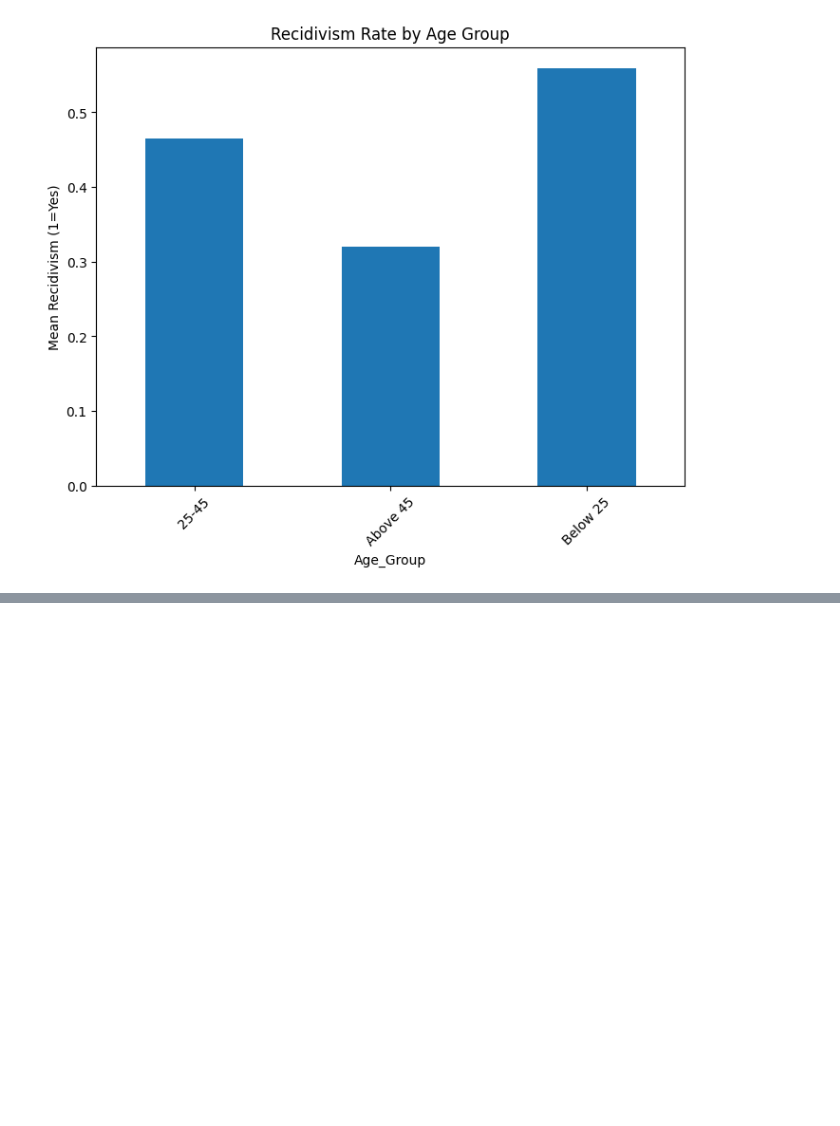
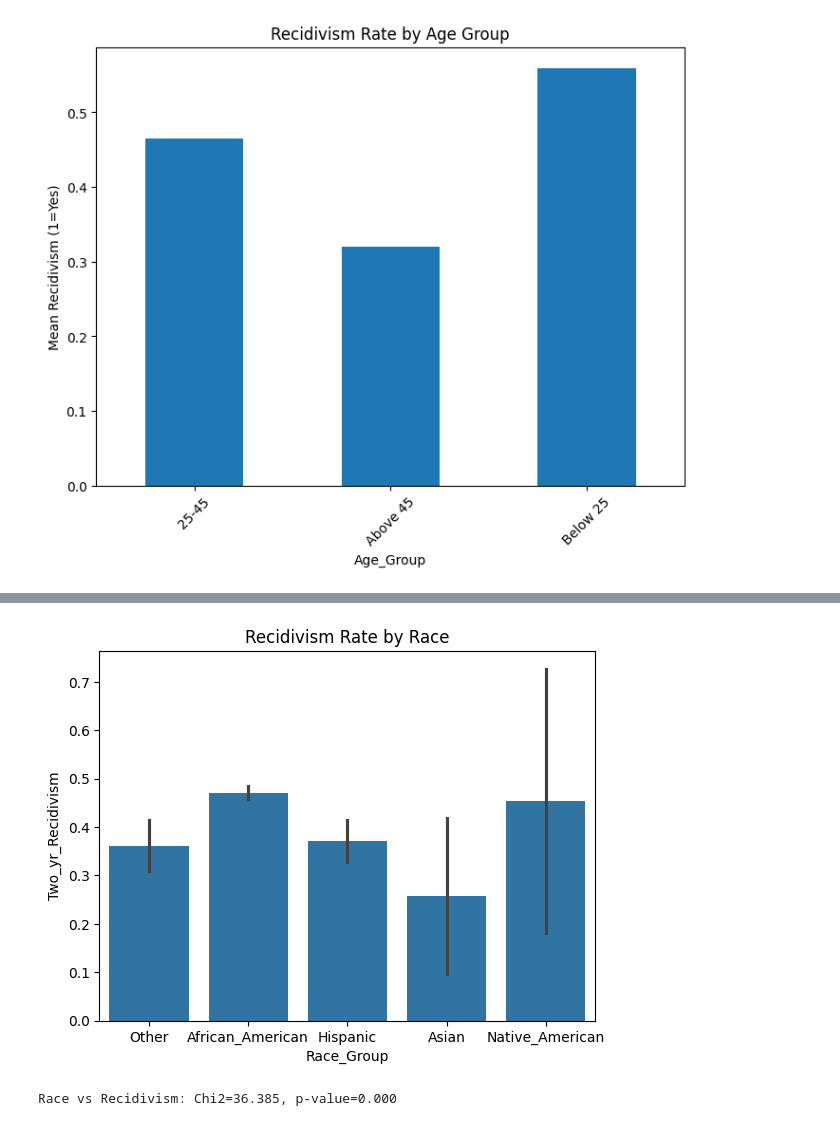
Before and after one commit to MelissaPerez09/fair-ai-compass, a Jupyter notebook: src/main.ipynb, the cells around one changed output, grey strips where cells are left out. Drawn from its saved outputs; the diff is of its cells as text; code cells hidden in the pictures; blank space fills up the shorter version.

```diff
--- a/src/main.ipynb
+++ b/src/main.ipynb
@@ -273,0 +304,14 @@ Name: Two_yr_Recidivism, dtype: float64
+# %%
+sns.barplot(x="Race_Group", y="Two_yr_Recidivism", data=df)
+plt.title("Recidivism Rate by Race")
+save_plot("barplot_recidivism_by_race.png")
+plt.show()
+# %% [output]
+[figure, added]
+# %%
+# Test if recidivism differs significantly by race
+contingency_race = pd.crosstab(df['Race_Group'], df['Two_yr_Recidivism'])
+chi2, p_value, dof, expected = chi2_contingency(contingency_race)
+print(f"Race vs Recidivism: Chi2={chi2:.3f}, p-value={p_value:.3f}")
+# %% [output]
+Race vs Recidivism: Chi2=36.385, p-value=0.000
```
Also changed, not shown: parts of 8 cells of this notebook, 5 other files.
